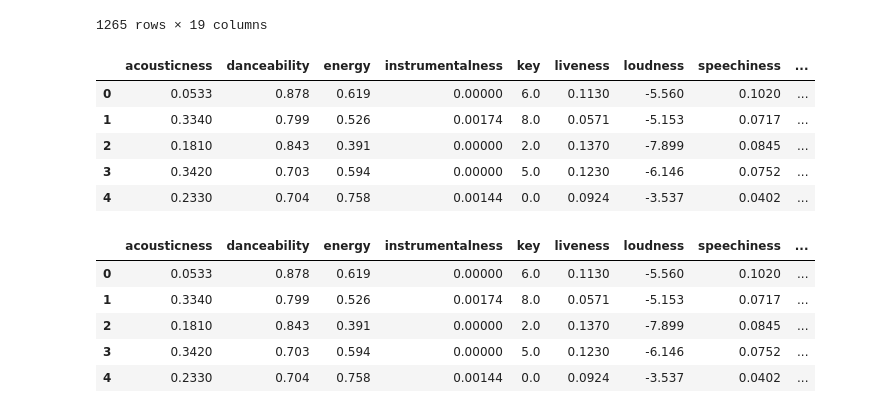
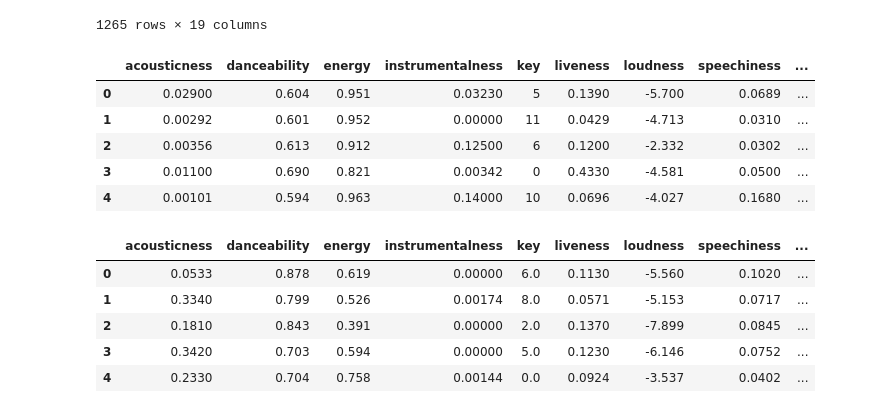
Before and after one commit to FinchMF/Classification_Models, a Jupyter notebook: spotify_api_calls.ipynb, the cells around one changed output. Cells and saved outputs as stored; diff of their text form; code cells hidden in the pictures.

```diff
--- a/spotify_api_calls.ipynb
+++ b/spotify_api_calls.ipynb
@@ -2756,6 +2756,10 @@ complete_df = pd.concat([hip_df, french_df, industrial_df, electronicindie_df,
                          post_df, chill_df, fiftys_df, spanish_df, sleep_df, rockabilly_df,
                          ska_df
                         ], sort=False)
+# %%
+short_df = pd.concat([ industrial_df, classical_df, electronic_df,
+                        fiftys_df, spanish_df, rockabilly_df
+                        ], sort=False)
 # %%
 complete_df
 # %% [output]
@@ -2985,5 +3015,5 @@ Name: 2, Length: 3390, dtype: float64
 # %% [markdown]
 ## Running Tests (KNN)
 # %%
-X = complete_df[['acousticness', 'danceability', 'energy', 'instrumentalness', 'key', 'liveness', 'loudness', 'speechiness', 'tempo', 'time_signature', 'valence']]
+X = short_df[['acousticness', 'danceability', 'energy', 'instrumentalness', 'key', 'liveness', 'loudness', 'speechiness', 'tempo', 'time_signature', 'valence']]
 # %%
@@ -3023,17 +3065,17 @@ complete_df = complete_df.drop(['id'], axis=1)
 # %%
 # using standard scaler to scale features
 scaler = StandardScaler()
 scaled_data = scaler.fit_transform(X)
 
-complete_scaled_df = pd.DataFrame(X, columns=X.columns)
-complete_scaled_df.head()
+short_df = pd.DataFrame(X, columns=X.columns)
+short_df.head()
 # %% [output]
 |  | acousticness | danceability | energy | instrumentalness | key | liveness | loudness | speechiness | ... |
-| 0 | 0.0533 | 0.878 | 0.619 | 0.00000 | 6.0 | 0.1130 | -5.560 | 0.1020 | ... |
-| 1 | 0.3340 | 0.799 | 0.526 | 0.00174 | 8.0 | 0.0571 | -5.153 | 0.0717 | ... |
-| 2 | 0.1810 | 0.843 | 0.391 | 0.00000 | 2.0 | 0.1370 | -7.899 | 0.0845 | ... |
-| 3 | 0.3420 | 0.703 | 0.594 | 0.00000 | 5.0 | 0.1230 | -6.146 | 0.0752 | ... |
-| 4 | 0.2330 | 0.704 | 0.758 | 0.00144 | 0.0 | 0.0924 | -3.537 | 0.0402 | ... |
+| 0 | 0.02900 | 0.604 | 0.951 | 0.03230 | 5 | 0.1390 | -5.700 | 0.0689 | ... |
+| 1 | 0.00292 | 0.601 | 0.952 | 0.00000 | 11 | 0.0429 | -4.713 | 0.0310 | ... |
+| 2 | 0.00356 | 0.613 | 0.912 | 0.12500 | 6 | 0.1200 | -2.332 | 0.0302 | ... |
+| 3 | 0.01100 | 0.690 | 0.821 | 0.00342 | 0 | 0.4330 | -4.581 | 0.0500 | ... |
+| 4 | 0.00101 | 0.594 | 0.963 | 0.14000 | 10 | 0.0696 | -4.027 | 0.1680 | ... |
 # %%
 complete_df = pd.DataFrame(X, columns=X.columns)
 complete_df.head()
```
Also changed, not shown: parts of 35 cells of this notebook.
